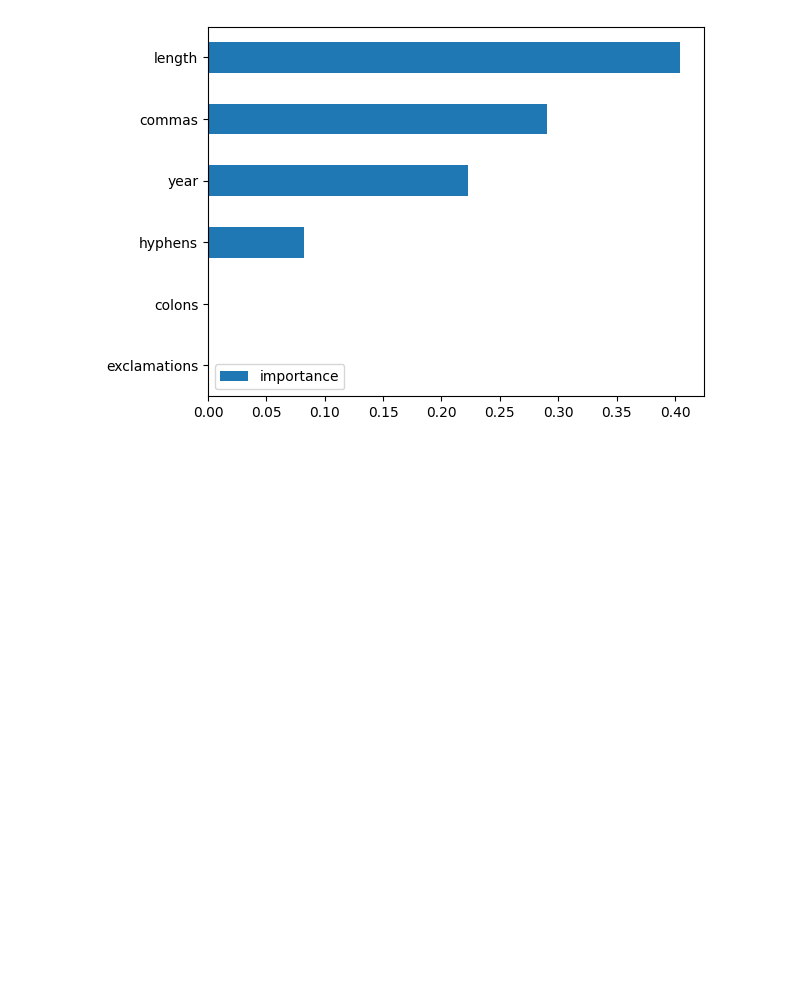
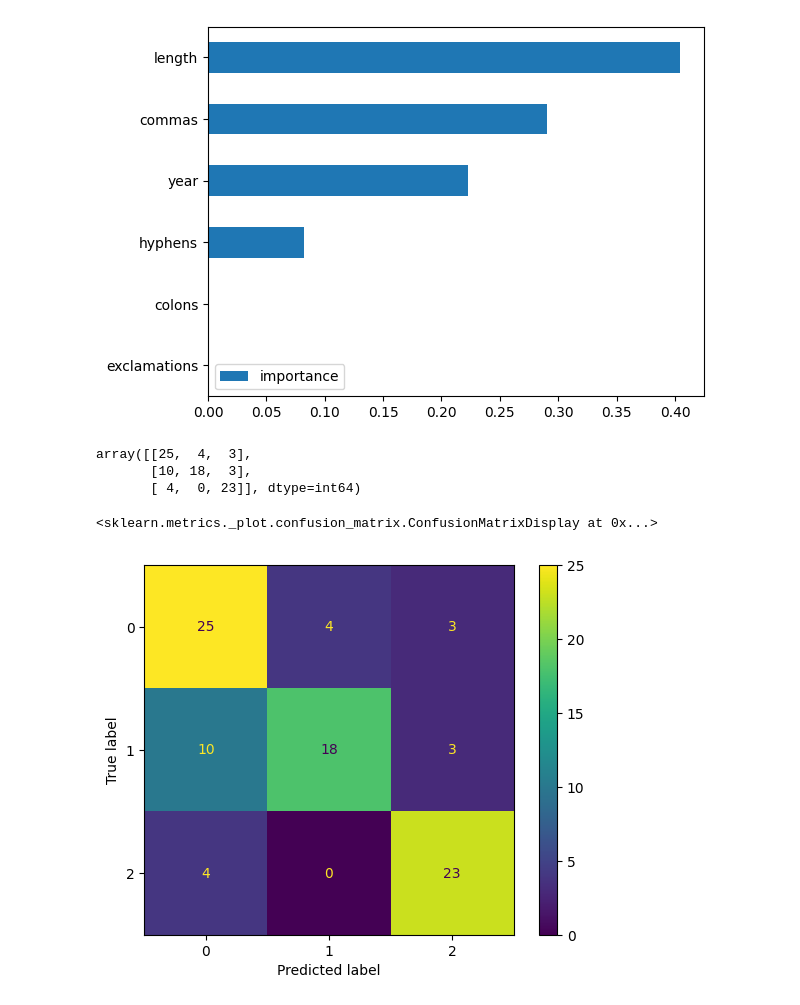
Before and after one commit to dexnay/big-data-2024-08, a Jupyter notebook: sklearn/decision_tree_ex_2.ipynb, the cells around one changed output. Saved outputs shown, nothing was run; the diff lists cells and outputs as text; code cells hidden in the pictures; blank space fills up the shorter version.

Commit message:
add sklearn examples

```diff
--- a/sklearn/decision_tree_ex_2.ipynb
+++ b/sklearn/decision_tree_ex_2.ipynb
@@ -150,0 +142,12 @@ importances_df.sort_values(by='importance').plot(kind='barh')
+# %%
+cm = confusion_matrix(y_test, y_pred)
+cm
+# %% [output]
+array([[25,  4,  3],
+       [10, 18,  3],
+       [ 4,  0, 23]], dtype=int64)
+# %%
+ConfusionMatrixDisplay(confusion_matrix=cm).plot()
+# %% [output]
+<sklearn.metrics._plot.confusion_matrix.ConfusionMatrixDisplay at 0x...>
+[figure, added]
```
Also changed, not shown: parts of 3 cells of this notebook, 2 other files.
